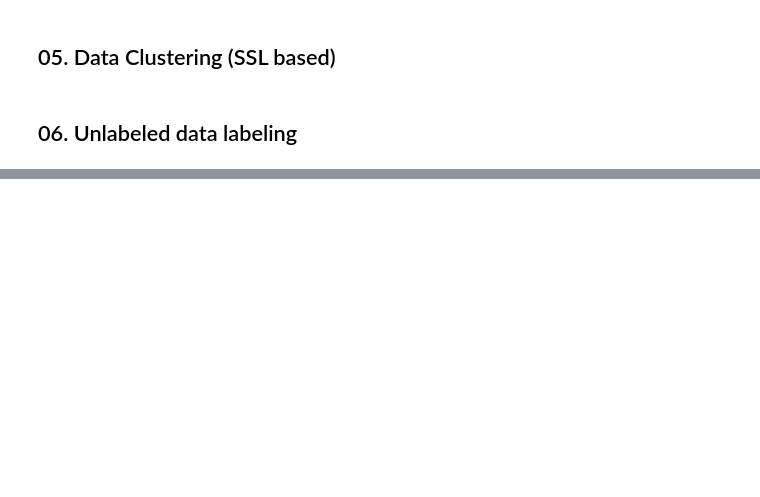
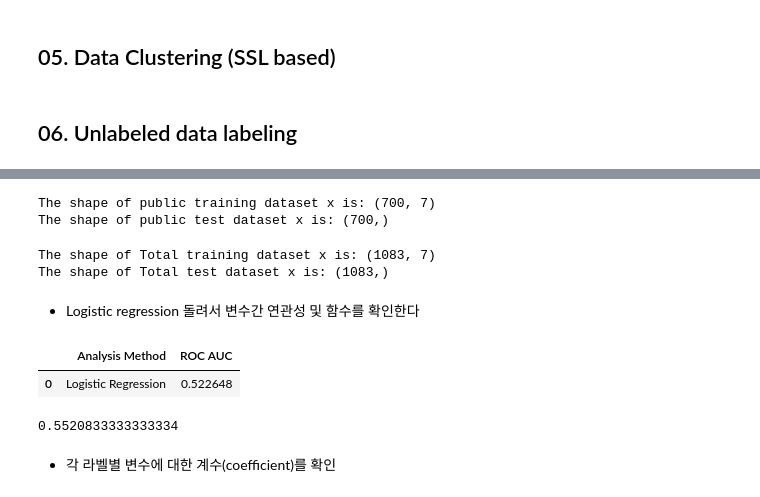
Before and after one commit to andrewyoo214/MachineLearning_python, a Jupyter notebook: DataAugmentation/DA.ipynb, the cells around one changed output, grey strips where cells are left out. Cells and saved outputs as stored; diff of their text form; code cells hidden in the pictures; blank space fills up the shorter version.

```diff
--- a/DataAugmentation/DA.ipynb
+++ b/DataAugmentation/DA.ipynb
@@ -262,0 +469,4 @@ ax.scatter(result3['PCA0'], result3['PCA1'], result3['PCA2'], s=60)
+# %%
+RDATA = domain_s
+PDATA = public_s1.sample(n=700)
+label = domain_y
@@ -262,0 +497,3 @@ ax.scatter(result3['PCA0'], result3['PCA1'], result3['PCA2'], s=60)
+# %%
+# Labeled datapoints and following labels.
+train_x, test_x, train_y, test_y = train_test_split(RDATA, label, test_size = 0.2, random_state = 710674)
@@ -262,0 +510,6 @@ ax.scatter(result3['PCA0'], result3['PCA1'], result3['PCA2'], s=60)
+# %%
+print("The shape of public training dataset x is:", train_x2.shape)
+print("The shape of public test dataset x is:", train_y2.shape)
+# %% [output]
+The shape of public training dataset x is: (700, 7)
+The shape of public test dataset x is: (700,)
@@ -262,0 +520,22 @@ ax.scatter(result3['PCA0'], result3['PCA1'], result3['PCA2'], s=60)
+# %%
+print("The shape of Total training dataset x is:", x.shape)
+print("The shape of Total test dataset x is:", y.shape)
+# %% [output]
+The shape of Total training dataset x is: (1083, 7)
+The shape of Total test dataset x is: (1083,)
+# %% [markdown]
+* Logistic regression 돌려서 변수간 연관성 및 함수를 확인한다
+# %%
+index = ['Analysis Method', 'ROC AUC']
+results = pd.DataFrame(columns = index) ## result 라고 데이터프레임 하나 만들어놓고.
+# %%
+logreg = LogisticRegression(random_state = 710674, C = 0.00001, max_iter = 20000)
+logreg.fit(train_x, train_y)
+results = results.append(
+    pd.Series(['Logistic Regression', roc_auc_score(test_y, logreg.predict_proba(test_x), multi_class='ovr')],
+              index=index), ignore_index=True)
+
+results
+# %% [output]
+|  | Analysis Method | ROC AUC |
+| 0 | Logistic Regression | 0.522648 |
@@ -262,0 +547,6 @@ ax.scatter(result3['PCA0'], result3['PCA1'], result3['PCA2'], s=60)
+# %%
+acc_score
+# %% [output]
+0.5520833333333334
+# %% [markdown]
+* 각 라벨별 변수에 대한 계수(coefficient)를 확인
```
Also changed, not shown: parts of 59 cells of this notebook, 2 other files.
